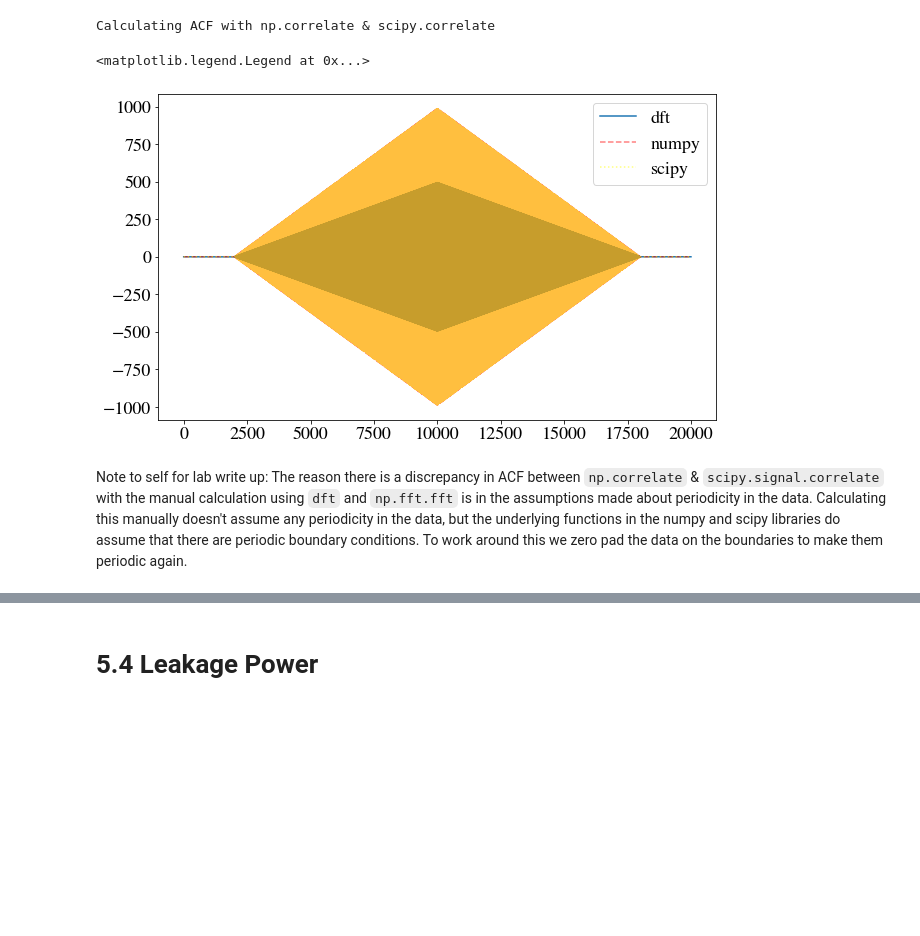
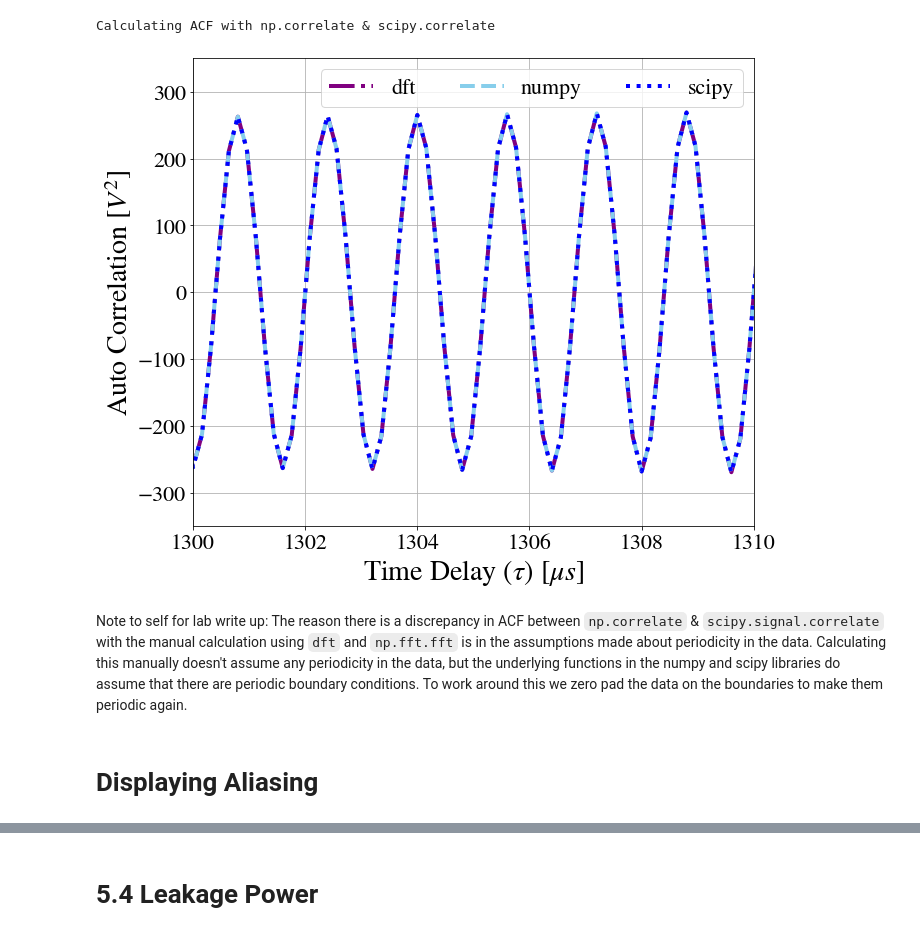
Before and after one commit to James11222/radiolab_repo, a Jupyter notebook: lab1/James/Lab1_Analysis/Lab_1_Notebook_5-6.ipynb, the cells around one changed output, grey strips where cells are left out. Cells and saved outputs as stored; diff of their text form; code cells hidden in the pictures; blank space fills up the shorter version.

```diff
--- a/lab1/James/Lab1_Analysis/Lab_1_Notebook_5-6.ipynb
+++ b/lab1/James/Lab1_Analysis/Lab_1_Notebook_5-6.ipynb
@@ -2,10 +2,10 @@
 import numpy as np
 import pandas as pd
 import matplotlib.pyplot as plt
-import scipy.signal as sig
+import scipy
 
 plt.rcParams['mathtext.fontset'],plt.rcParams['font.family'] = 'stix', 'STIXGeneral'
-plt.rcParams.update({'font.size': 18})
+plt.rcParams.update({'font.size': 22})
 # %% [markdown]
 # 5.2 - Collect PicoSampler Data
 
@@ -366,7 +426,7 @@ plt.show()
 # %%
 print("Zero Padding:")
 array_0p1_padded = np.zeros(len(array_0p1[0,:]) + 4000)
-array_0p1_padded[6000:14000] = array_0p1[0,4000:12000]
+array_0p1_padded[8000:12000] = array_0p1[0,6000:10000]
 
 
 print("Calculating ACF with DFT/np.FFT Manually")
@@ -384,17 +444,24 @@ ACS_scipy = sig.correlate(array_0p1_padded/(2**15),array_0p1_padded/(2**15), mod
 Calculating ACF with np.correlate & scipy.correlate
 # %%
 # np.shape(Auto_C_dft)
-plt.figure(figsize=(10,6))
-plt.plot(ACS_dft[1]/2, label="dft")
-# plt.plot(ACS_dft[1]/2 - ACS_nft/2, label="nft")
-# plt.plot(ACS_nft/2, label="nft")
-plt.plot(ACS_np, linestyle="--",color="red", alpha=0.5, label="numpy")
-plt.plot(ACS_scipy, linestyle=":",color="yellow", alpha=0.5, label="scipy")
-# plt.xlim(3500,5100)
-plt.legend()
+plt.figure(figsize=(10,8))
+tau = np.arange(20000) * Δt * 1e6
+plt.plot(tau,ACS_dft[1], linestyle="-.",color="purple",linewidth=4, label="dft")
+plt.plot(tau,ACS_np, linestyle="--",color="skyblue",linewidth=4, label="numpy")
+plt.plot(tau,ACS_scipy, linestyle=":",color="blue",linewidth=4, label="scipy")
+plt.xlim(1300,1310)
+plt.ylim(-350,350)
+plt.xlabel("Time Delay ($\\tau$) [$\\mu s$]",fontsize=28)
+plt.legend(ncol=3)
+plt.grid()
+plt.ylabel("Auto Correlation [$V^2$]", fontsize=28)
+plt.tight_layout()
+plt.savefig("ACF.pdf", dpi=300)
+plt.show()
 # plt.xlim(-100,100)
 # %% [output]
-<matplotlib.legend.Legend at 0x...>
-[figure, old version]
+[figure, new version]
 # %% [markdown]
 Note to self for lab write up: The reason there is a discrepancy in ACF between `np.correlate` & `scipy.signal.correlate` with the manual calculation using `dft` and `np.fft.fft` is in the assumptions made about periodicity in the data. Calculating this manually doesn't assume any periodicity in the data, but the underlying functions in the numpy and scipy libraries do assume that there are periodic boundary conditions. To work around this we zero pad the data on the boundaries to make them periodic again.
+# %% [markdown]
+# Displaying Aliasing
```
Also changed, not shown: parts of 57 cells of this notebook, 32 other files.
